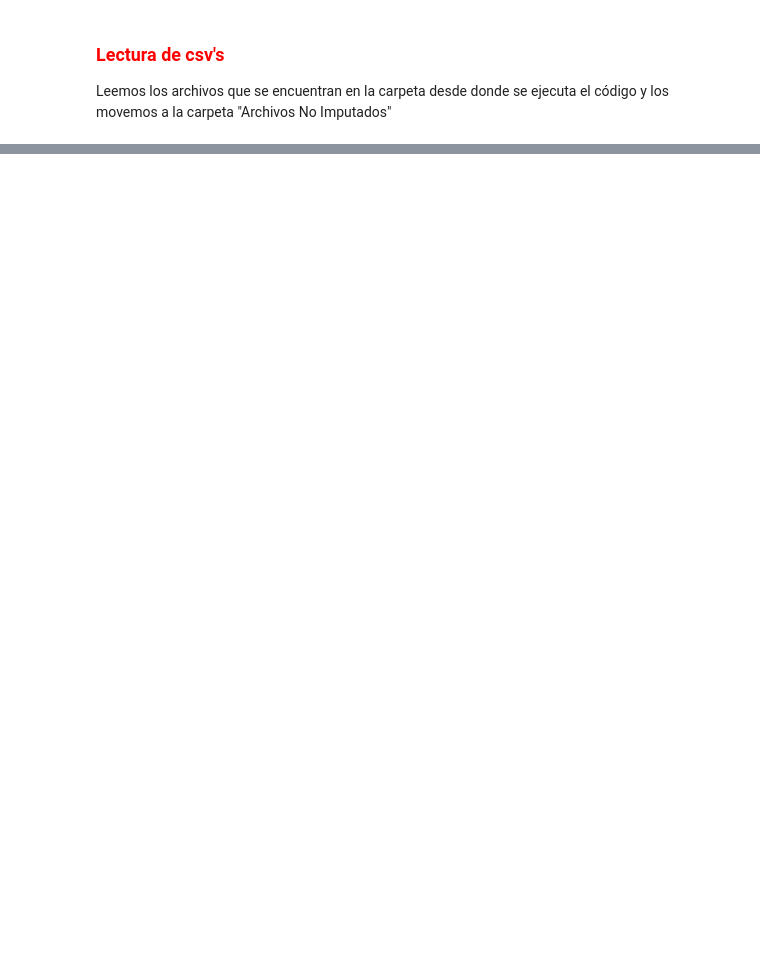
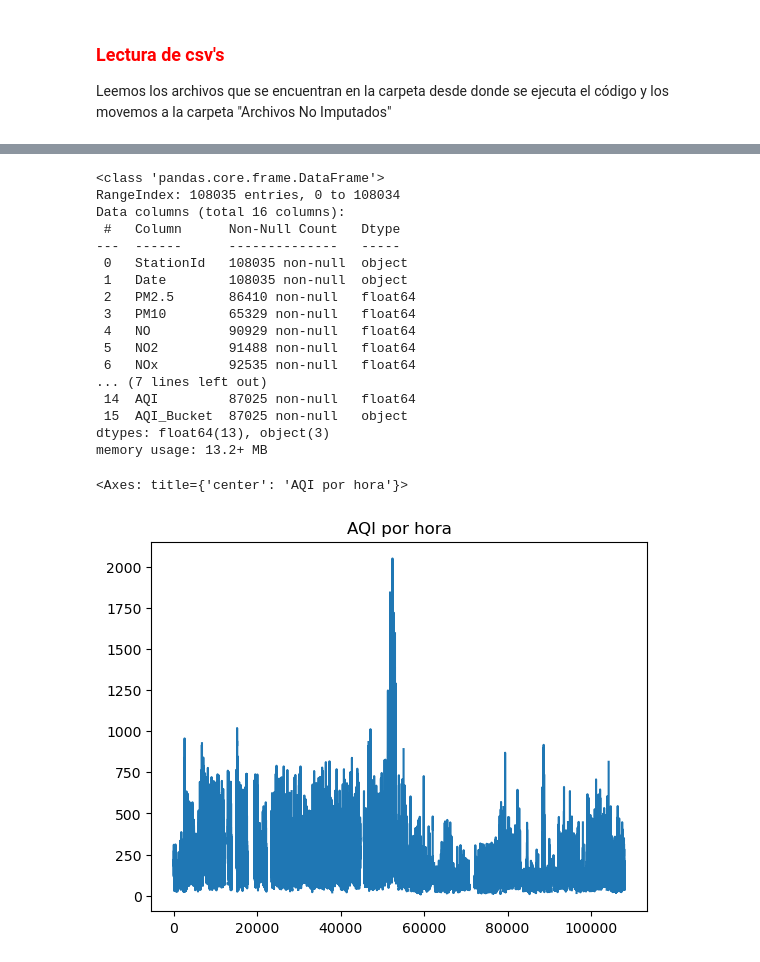
Before and after one commit to AlejandroTTD/Air-Quality-in-India-2015-2020-, a Jupyter notebook: CodePrj.ipynb, the cells around one changed output, grey strips where cells are left out. Saved outputs shown, nothing was run; the diff lists cells and outputs as text; code cells hidden in the pictures; blank space fills up the shorter version.

```diff
--- a/CodePrj.ipynb
+++ b/CodePrj.ipynb
@@ -725,0 +137,23 @@ plt.show()
+# %%
+estacion_hora.info()
+estacion_hora['AQI'].plot(title = "AQI por hora")
+# %% [output]
+<class 'pandas.core.frame.DataFrame'>
+RangeIndex: 108035 entries, 0 to 108034
+Data columns (total 16 columns):
+ #   Column      Non-Null Count   Dtype
+---  ------      --------------   -----
+ 0   StationId   108035 non-null  object
+ 1   Date        108035 non-null  object
+ 2   PM2.5       86410 non-null   float64
+ 3   PM10        65329 non-null   float64
+ 4   NO          90929 non-null   float64
+ 5   NO2         91488 non-null   float64
+ 6   NOx         92535 non-null   float64
+... (7 lines left out)
+ 14  AQI         87025 non-null   float64
+ 15  AQI_Bucket  87025 non-null   object
+dtypes: float64(13), object(3)
+memory usage: 13.2+ MB
+<Axes: title={'center': 'AQI por hora'}>
+[figure, added]
```
Also changed, not shown: parts of 92 cells of this notebook.
